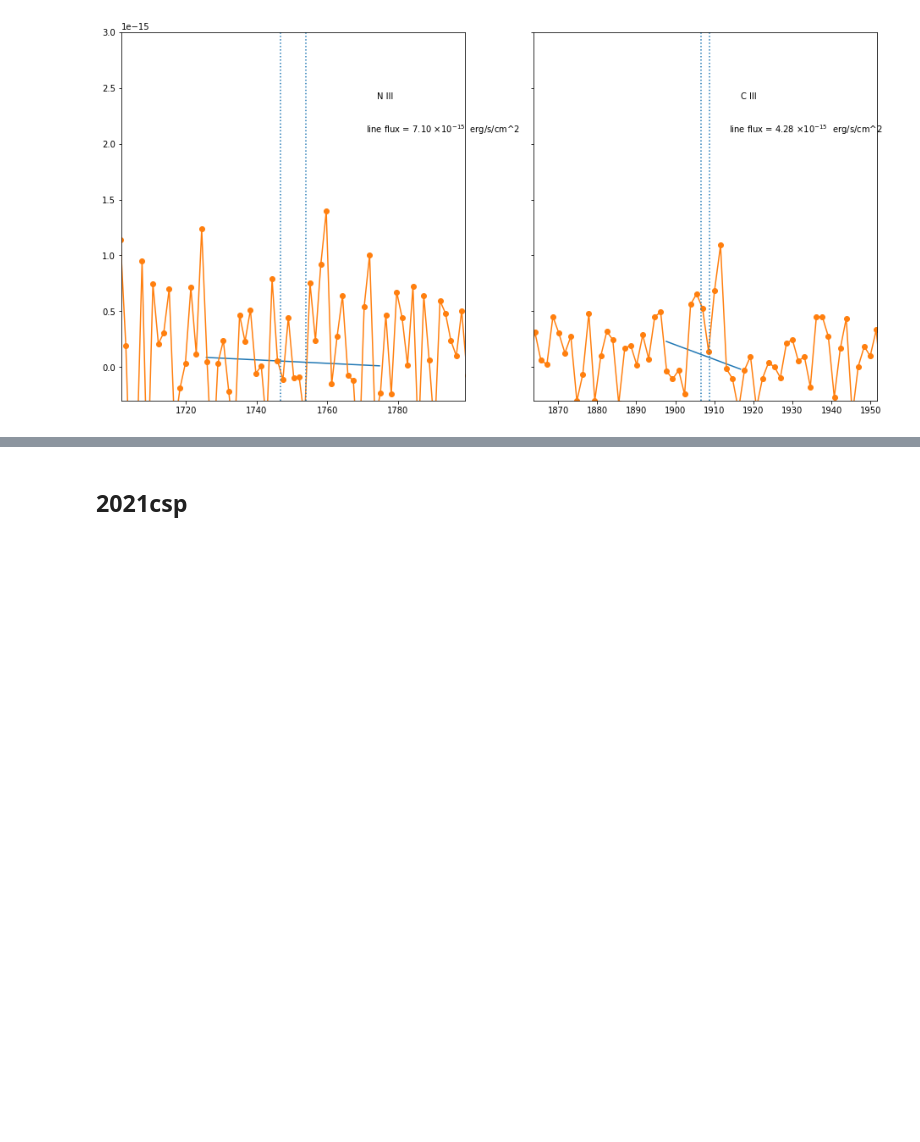
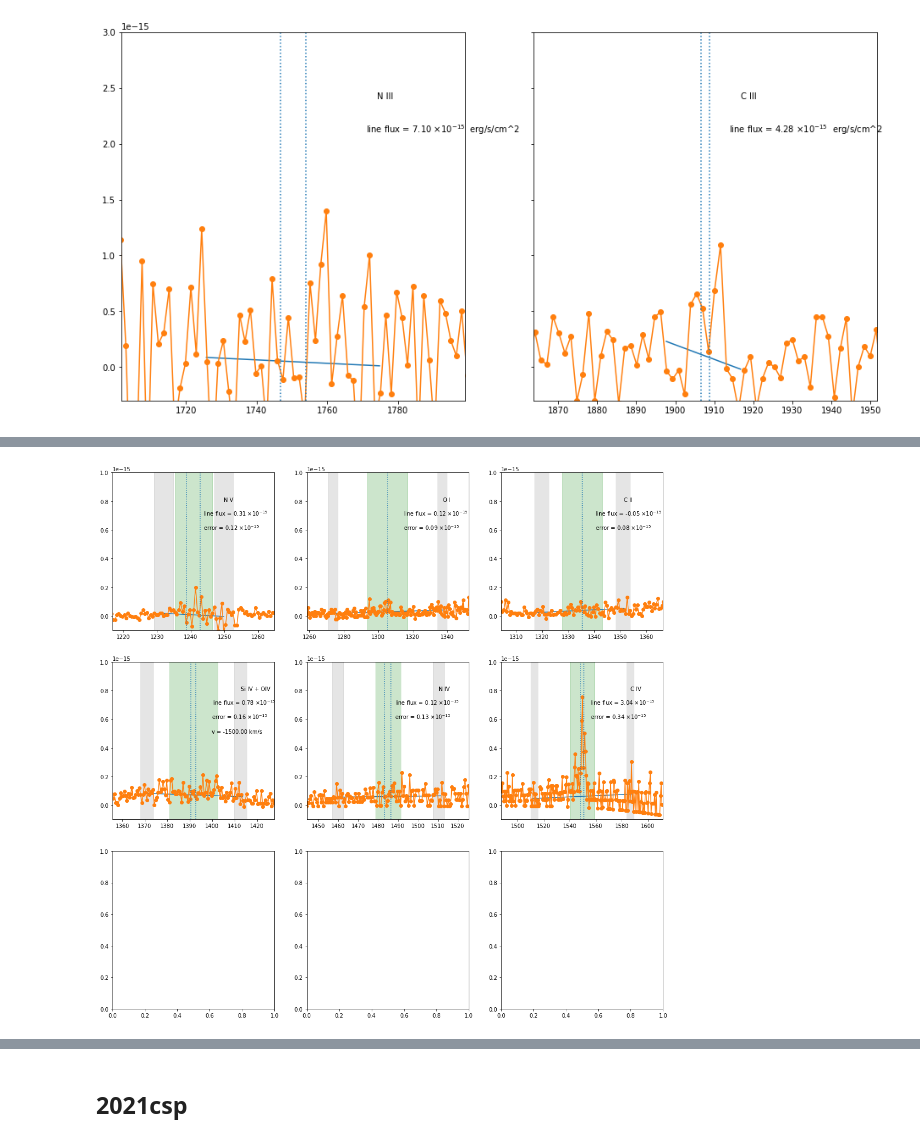
Before and after one commit to Anika019/UV_interaction_SN, a Jupyter notebook: line calculation.ipynb, the cells around one changed output, grey strips where cells are left out. Saved outputs shown, nothing was run; the diff lists cells and outputs as text; code cells hidden in the pictures; blank space fills up the shorter version.

```diff
--- a/line calculation.ipynb
+++ b/line calculation.ipynb
@@ -225,0 +419,70 @@ emflux = plot_region(axes[1], wav, flux, [ 1906.7, 1908.7], linename = 'C III',
+# %%
+nrows = 3
+ncols = 3
+fig, axes = plt.subplots(nrows = nrows, ncols = ncols, figsize = (6*ncols, 6*nrows), sharey = False)
+
+
+
+wav = spec[1].data['WAVELENGTH'][0]/(1+z)#wav_bin#
+flux = spec[1].data['FLUX'][0]#f_bin#
+error = spec[1].data['ERROR'][0]#err_bin#
+cont_bound = 5#40
+
+bound = 7
+int_bound = 4
+v_shift = 0
+ylim = 1e-15
+emflux, emerror = plot_region(axes[0,0], wav, flux, [1238.8, 1242.8], error = error,
+                     linename = 'N V', bound = bound, int_bound = int_bound, v_shift = v_shift,
+                              xlim =15, ylim = ylim, cont_bound = cont_bound)
+fuv_lineflux[ind]['NV1238'] = emflux
+fuv_lineflux[ind]['d_NV1238'] = emerror
+
+#cont_bound = 8
+bound = 32
+int_bound = 12
+v_shift = 0
+emflux, emerror = plot_region(axes[0,1], wav, flux, [1305.53],  error = error,
+                     linename = 'O I', bound = bound, int_bound = int_bound, v_shift = v_shift,
+                     xlim =15, ylim = ylim,cont_bound = cont_bound)
+fuv_lineflux[ind]['OI1305'] = emflux
+fuv_lineflux[ind]['d_OI1305'] = emerror
+
+bound = 16
+int_bound = 8
+v_shift = 0
+emflux, emerror = plot_region(axes[0,2], wav, flux, [1335.31],  error = error,
+                     linename = 'C II', bound = bound, int_bound = int_bound, v_shift = v_shift,
+                     xlim =15, ylim = ylim,cont_bound = cont_bound)
+fuv_lineflux[ind]['CII1335'] = emflux
+fuv_lineflux[ind]['d_CII1335'] = emerror
+
+
+bound = 20
+int_bound = 10
+v_shift = -1.5e3
+emflux, emerror = plot_region(axes[1,0], wav, flux, [1397.6, 1399.8],  error = error,
+                     linename = 'Si IV + OIV', bound = bound, v_shift = v_shift,
+                     int_bound = int_bound,cont_bound = cont_bound,xlim =15, ylim = ylim)
+fuv_lineflux[ind]['SiIV1398'] = emflux
+fuv_lineflux[ind]['d_SiIV1398'] = emerror
+
+bound = 24
+int_bound = 5
+v_shift = 0
+emflux, emerror = plot_region(axes[1,1], wav, flux, [ 1483.3, 1486.5],  error = error,
+                     linename = 'N IV', bound = bound, int_bound = int_bound, v_shift = v_shift,
+                     xlim =15, ylim = ylim,cont_bound = cont_bound)
+fuv_lineflux[ind]['NIV1483'] = emflux
+fuv_lineflux[ind]['d_NIV1483'] = emerror
+
+bound = 36
+int_bound = 8
+v_shift = 0.
+emflux, emerror = plot_region(axes[1,2], wav, flux, [1548.2, 1550.7],  error = error,
+                     linename = 'C IV', bound = bound, int_bound = int_bound, v_shift = v_shift,
+                     xlim =25, ylim = ylim,cont_bound = cont_bound)
+fuv_lineflux[ind]['CIV1548'] = emflux
+fuv_lineflux[ind]['d_CIV1548'] = emerror
+# %% [output]
+[figure, added]
```
Also changed, not shown: parts of 13 cells of this notebook, 10 other files.
